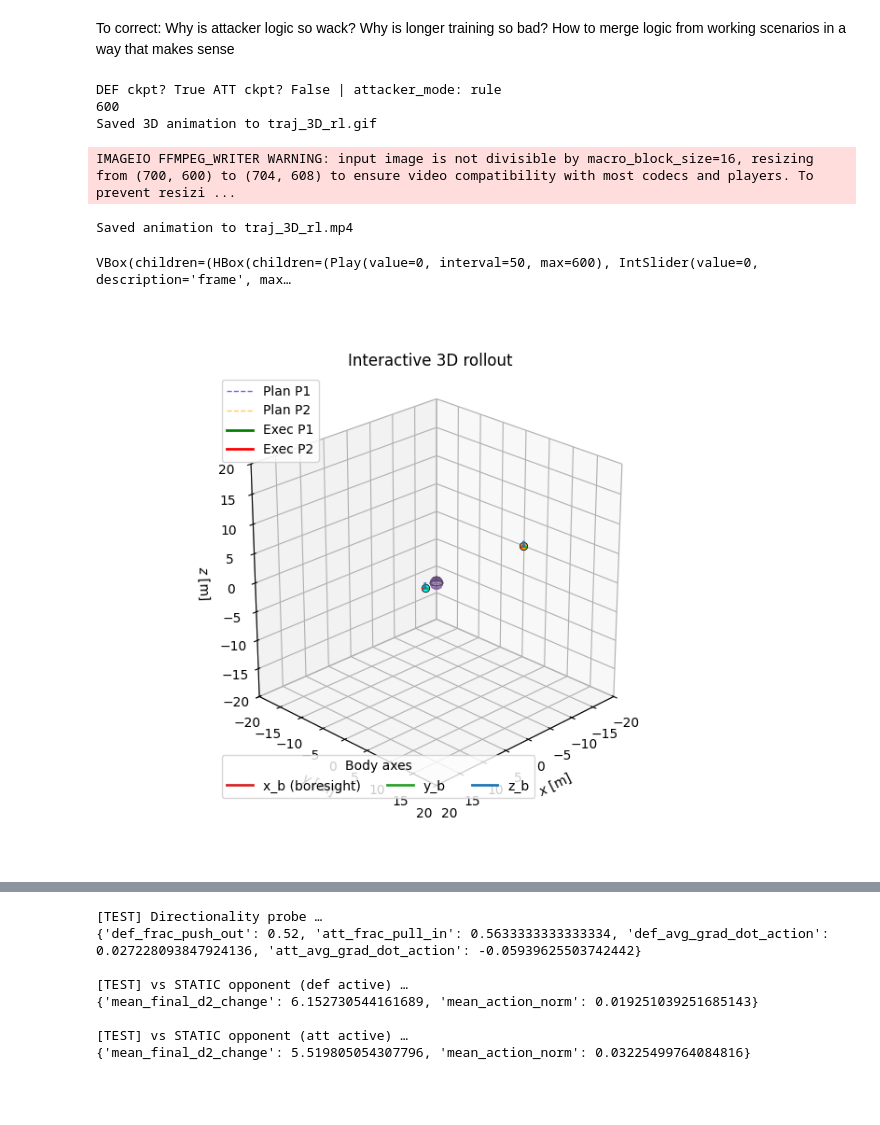
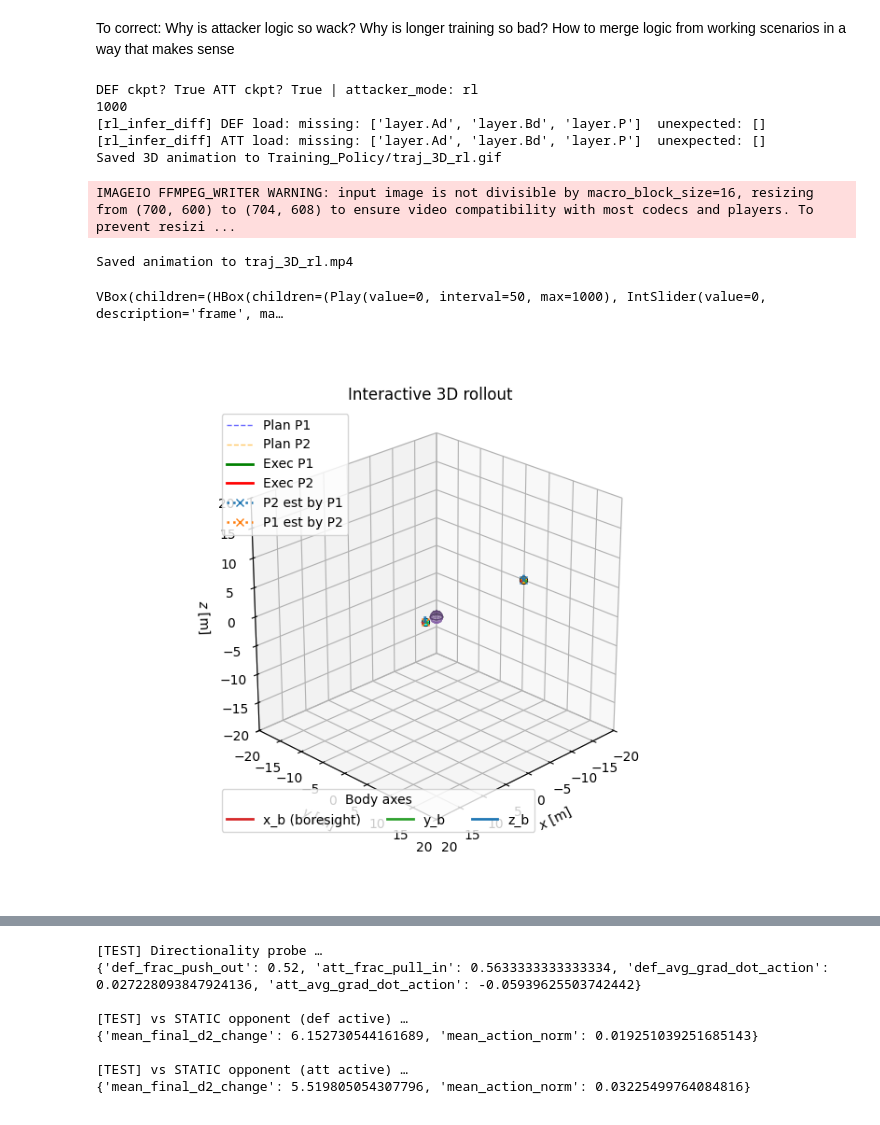
Before and after one commit to gussantaella1/PARL-PO, a Jupyter notebook: GameTheory_TopLevel.ipynb, the cells around one changed output, grey strips where cells are left out. Saved outputs shown, nothing was run; the diff lists cells and outputs as text; code cells hidden in the pictures.

```diff
--- a/GameTheory_TopLevel.ipynb
+++ b/GameTheory_TopLevel.ipynb
@@ -48,19 +48,20 @@ if __name__ == "__main__":
     importlib.reload(config_rl)
     from config_rl import config_for_eval, build_dyn
 
-    CKPT_DIR = Path("Training_Policy_Long")
+    CKPT_DIR = Path("Training_Policy")
 
-    POLICY_DEFENDER = "def1_def_teacher.pt"             # "def#_def_ukf_student.pt" or "def#_def_teacher.pt"
+    # POLICY_DEFENDER = "def0_def_teacher.pt"             # "def#_def_ukf_student.pt" or "def#_def_teacher.pt"
+    POLICY_DEFENDER = "def1_def_ukf_student.pt"             # "def#_def_ukf_student.pt" or "def#_def_teacher.pt"
     POLICY_ATTACKER = "att1_teacher.pt"
     ATTACKER_MODE = "rl" # "rule" or "rl"
-    USE_UKF = False  # True or False
+    USE_UKF = True  # True or False
 
     # If you trained with the rule-based attacker (default), keep attacker_mode="rule".
     # If you trained an RL attacker too, set attacker_mode="rl".
     cfg = config_for_eval(
         attacker_mode= ATTACKER_MODE,        # "rule" or "rl"
-        umax=2,                 # override if your ckpt used a different bound
-        T=600,                     # override horizon if you want
+        umax=0.25,                 # override if your ckpt used a different bound
+        T=1000,                     # override horizon if you want
     )
 
     cfg["x0"] = np.array([
@@ -89,44 +90,51 @@ if __name__ == "__main__":
     # ---- Run rollout (pick the runner you actually use) ----
     # Prefer cfg["T"] so horizon stays consistent with config
     steps = int(cfg["T"])
-    steps = int(600)
+    # steps = int(600)
     print(steps)
     # raise("Debug")
 
     # Example runners – uncomment the one you actually have:
     # rollout = run_rhc_with_rl_and_collect_frames_3d(cfg, steps=steps, turn_len=1)
     rollout = run_rhc_with_rl_and_collect_frames_3d_diff(cfg, steps=steps)
+
+
     # rollout = run_rhc_with_rl_and_collect_frames_3d_mcp(cfg, steps=steps)
 
     # ---- Animate & save ----
+    GIF_PATH = str(CKPT_DIR / "traj_3D_rl.gif")
+    MP4_PATH = str(CKPT_DIR / "traj_3D_rl.mp4")
+
     animate_rollout_3d(
         rollout,
-        save_path="traj_3D_rl.gif",
+        save_path=GIF_PATH,
         fps=20,
         cfg=cfg,
         show_fov=True,
         show_axes=True,
     )
-    gif_frames = iio.imread("traj_3D_rl.gif")
-    iio.imwrite("traj_3D_rl.mp4", gif_frames, fps=20, codec="h264")
+    gif_frames = iio.imread(GIF_PATH)
+    iio.imwrite(MP4_PATH, gif_frames, fps=20, codec="h264")
     print("Saved animation to traj_3D_rl.mp4")
 
     # Optional interactive viewer
     interactive_rollout_3d(rollout, cfg, show_fov=True, show_axes=True)
 
     # ---- Cleanup local __pycache__ safely (optional) ----
     for p in Path('.').rglob('__pycache__'):
         shutil.rmtree(p, ignore_errors=True)
     for f in Path('.').rglob('*.pyc'):
         try:
             f.unlink()
         except FileNotFoundError:
             pass
 # %% [output]
-DEF ckpt? True ATT ckpt? False | attacker_mode: rule
-600
-Saved 3D animation to traj_3D_rl.gif
+DEF ckpt? True ATT ckpt? True | attacker_mode: rl
+1000
+[rl_infer_diff] DEF load: missing: ['layer.Ad', 'layer.Bd', 'layer.P']  unexpected: []
+[rl_infer_diff] ATT load: missing: ['layer.Ad', 'layer.Bd', 'layer.P']  unexpected: []
+Saved 3D animation to Training_Policy/traj_3D_rl.gif
 IMAGEIO FFMPEG_WRITER WARNING: input image is not divisible by macro_block_size=16, resizing from (700, 600) to (704, 608) to ensure video compatibility with most codecs and players. To prevent resizi ...
 Saved animation to traj_3D_rl.mp4
-VBox(children=(HBox(children=(Play(value=0, interval=50, max=600), IntSlider(value=0, description='frame', max…
+VBox(children=(HBox(children=(Play(value=0, interval=50, max=1000), IntSlider(value=0, description='frame', ma…
-[figure, old version]
+[figure, new version]
```
Also changed, not shown: parts of 2 cells of this notebook, 1 other file.
